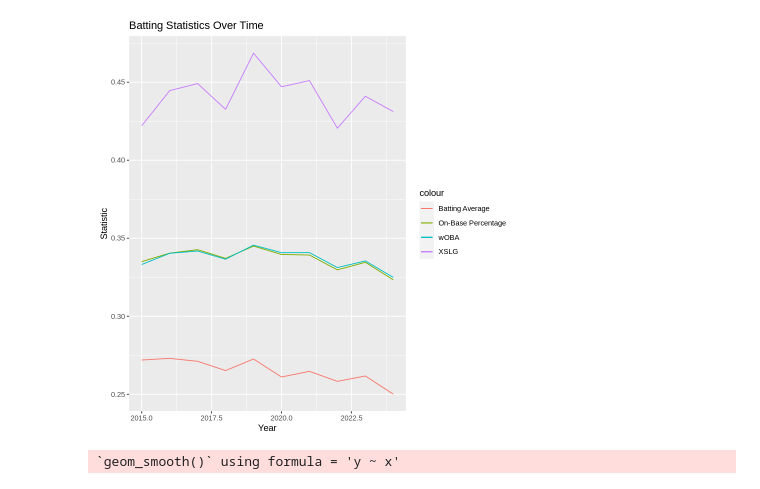
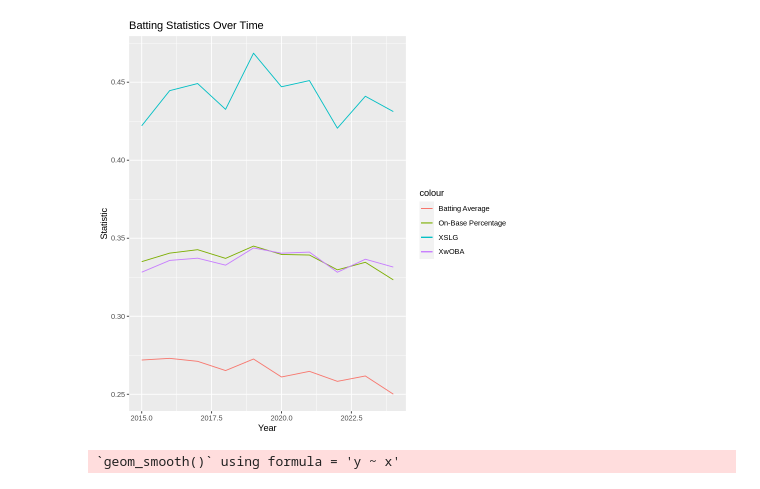
Before and after one commit to MaxShalom/baruch, a Jupyter notebook: sta3000/MLB_Project.ipynb, the cells around one changed output. Cells and saved outputs as stored; diff of their text form; code cells hidden in the pictures.

```diff
--- a/sta3000/MLB_Project.ipynb
+++ b/sta3000/MLB_Project.ipynb
@@ -29,3 +28,23 @@ dbl (29): player_id, year, player_age, ab, pa, hit, single, double, triple, ...
  Mean   :23.44   Mean   :47.18
  3rd Qu.:27.80   3rd Qu.:50.30
  Max.   :43.40   Max.   :62.90
+# %%
+# prompt: group league averages of on_base_percent and slg_percent by year and add a new column to calculate ops+ for each player. The formula for is OPS+ = 100×((OBP÷lgOBP)+(SLG÷lgSLG)-1), with lgOBP and lgSLG representing the league average for that statistic in that year. Plot OPSplus with a scatterplot by year withh each player plotted
+
+library(dplyr)
+library(ggplot2)
+
+# Calculate league averages for on-base percentage and slugging percentage by year
+league_stats <- stats %>%
+  group_by(year) %>%
+  summarise(lgOBP = mean(on_base_percent),
+            lgSLG = mean(slg_percent))
+
+# Join league averages back to player data
+stats <- stats %>%
+  left_join(league_stats, by = "Year") %>%
+  mutate(OPSplus = 100*((on_base_percent/lgOBP)+(slg_percent/lgSLG)-1))
+
+# Create scatterplot of OPSplus by year with each player plotted
+ggplot(stats, aes(x = year, y = OPSplus)) +
+  geom_point()
@@ -32,29 +53,27 @@ dbl (29): player_id, year, player_age, ab, pa, hit, single, double, triple, ...
 # %%
-# prompt: group batting_avg, on_base_percent, xslg, and woba by year  and plot them over time from year 2000
-
 library(dplyr)
 library(ggplot2)
 
 stats_by_year <- stats %>%
   filter(year >= 2000) %>%
   group_by(year) %>%
   summarise(
     batting_avg = mean(batting_avg, na.rm = TRUE),
     on_base_percent = mean(on_base_percent, na.rm = TRUE),
     xslg = mean(xslg, na.rm = TRUE),
-    woba = mean(woba, na.rm = TRUE)
+    xwoba = mean(xwoba, na.rm = TRUE)
   )
 
 ggplot(stats_by_year, aes(x = year)) +
   geom_line(aes(y = batting_avg, color = "Batting Average")) +
   geom_line(aes(y = on_base_percent, color = "On-Base Percentage")) +
   geom_line(aes(y = xslg, color = "XSLG")) +
-  geom_line(aes(y = woba, color = "wOBA")) +
+  geom_line(aes(y = xwoba, color = "XwOBA")) +
   labs(title = "Batting Statistics Over Time",
        x = "Year",
        y = "Statistic")
 # %% [output]
-[figure, old version]
+[figure, new version]
 # %%
 # prompt: perform a meaninful analysis on some of the data and create a relevant chart using ggplot
 
```
Also changed, not shown: parts of 7 cells of this notebook.
